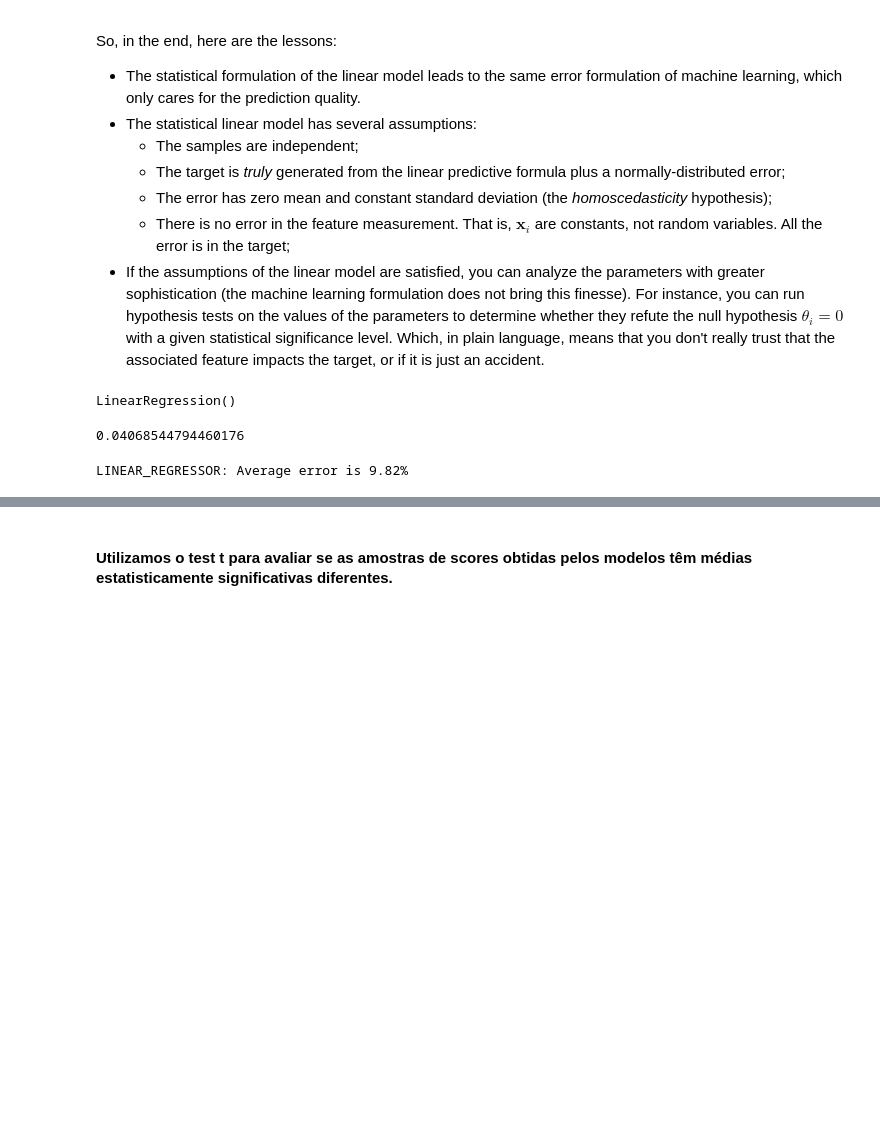
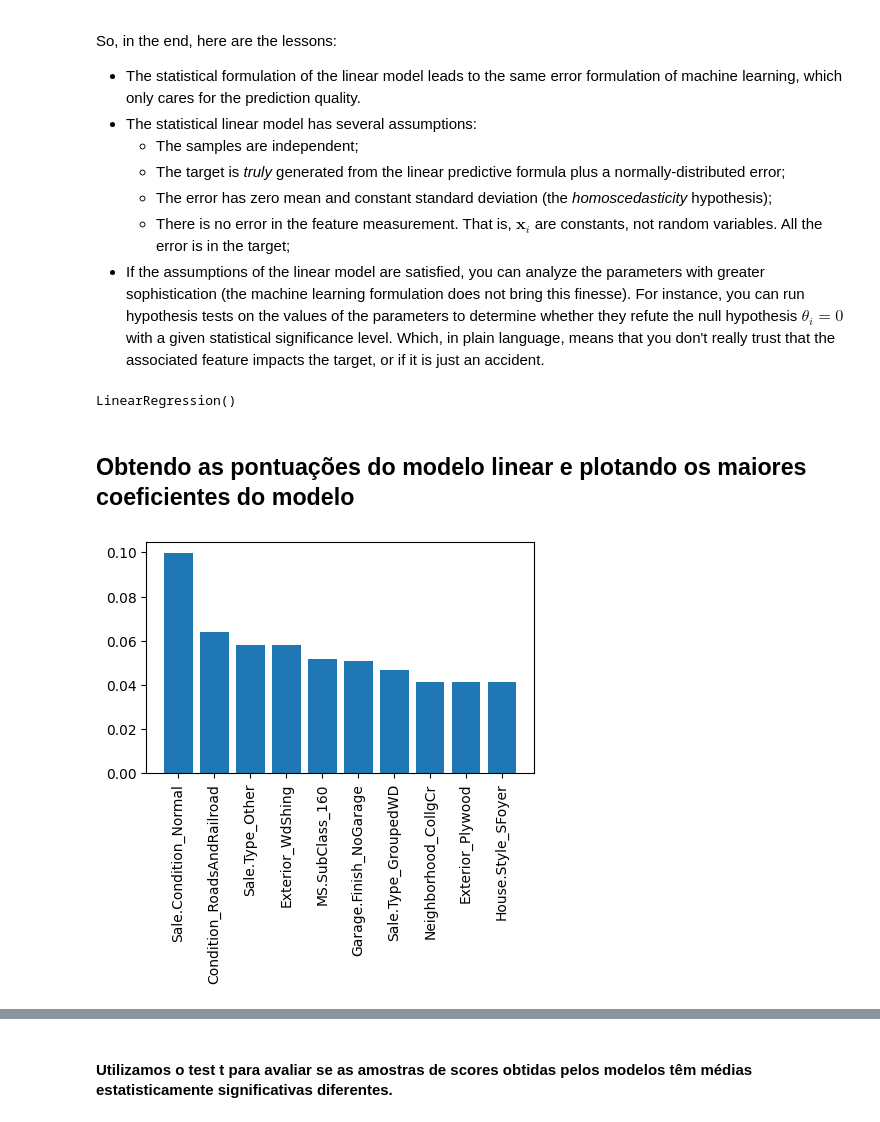
Before and after one commit to GustavoAntony/AmesML, a Jupyter notebook: notebooks/03_linear_regression_modeling.ipynb, the cells around one changed output, grey strips where cells are left out. Drawn from its saved outputs; the diff is of its cells as text; code cells hidden in the pictures; blank space fills up the shorter version.

```diff
--- a/notebooks/03_linear_regression_modeling.ipynb
+++ b/notebooks/03_linear_regression_modeling.ipynb
@@ -289,6 +291,8 @@ From column "Bldg.Type" we made "Bldg.Type_2fmCon", "Bldg.Type_Duplex", "Bldg.Ty
 From column "Condition" we made "Condition_Railroad", "Condition_Roads", "Condition_Positive", "Condition_RoadsAndRailroad"
 
 From column "Exterior" we made "Exterior_BrkFace", "Exterior_CemntBd", "Exterior_HdBoard", "Exterior_MetalSd", "Exterior_Plywood", "Exterior_Stucco", "Exterior_VinylSd", "Exterior_Wd Sdng", "Exterior_ ...
+# %%
+data_columns = list(model_data.columns)
 # %% [markdown]
 ## Train-test splitting
 # %% [markdown]
@@ -338,6 +342,19 @@ X.shape, Xtrain.shape, Xtest.shape
 y.shape, ytrain.shape, ytest.shape
 # %% [output]
 ((2751,), (2063,), (688,))
+# %%
+def plot_importances(data_columns, feature_importances):
+    l = zip(data_columns, feature_importances)
+    sorted_list = sorted(l, key=lambda x: x[1], reverse=True)
+    dict_importances = {col : importance for col, importance in sorted_list}
+    dict_plot = dict(list(dict_importances.items())[0:10])
+    x_plot = list(dict_plot.keys())
+    y_plot = list(dict_plot.values())
+    #ploting the graph
+    plt.figure(figsize=(5,3))
+    plt.bar(x_plot, y_plot)
+    plt.xticks(rotation=90)
+    plt.show()
 # %% [markdown]
 ## Fitting a linear model
 # %% [markdown]
@@ -469,17 +480,17 @@ RMSE = np.sqrt(mean_squared_error(ytest, ypred))
+# %% [markdown]
+## Obtendo as pontuações do modelo linear e plotando os maiores coeficientes do modelo
 # %%
 #importing cross validation function
 from sklearn.model_selection import cross_val_score
 
 linear_reg_rmse_scores = cross_val_score(model, Xtrain, ytrain,
                                     scoring="neg_mean_squared_error", cv=10, n_jobs=-1)
 
 linear_reg_rmse_scores = np.sqrt(-linear_reg_rmse_scores)
+
+#getting the feature importances of linear regression model
+feature_importances = model.coef_
+
+plot_importances(data_columns, feature_importances)
+# %% [output]
+[figure, added]
-# %%
-RMSE
-# %% [output]
-0.04068544794460176
-# %%
-error_percent = 100 * (10**RMSE - 1)
-print(f'LINEAR_REGRESSOR: Average error is {error_percent:.2f}%')
-# %% [output]
-LINEAR_REGRESSOR: Average error is 9.82%
```
Also changed, not shown: parts of 24 cells of this notebook, 1 other file.
